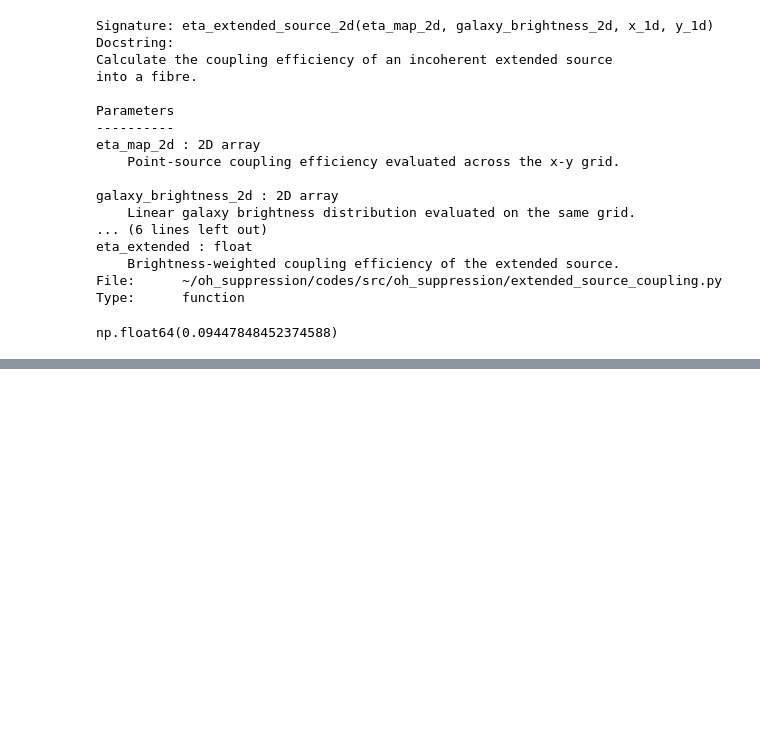
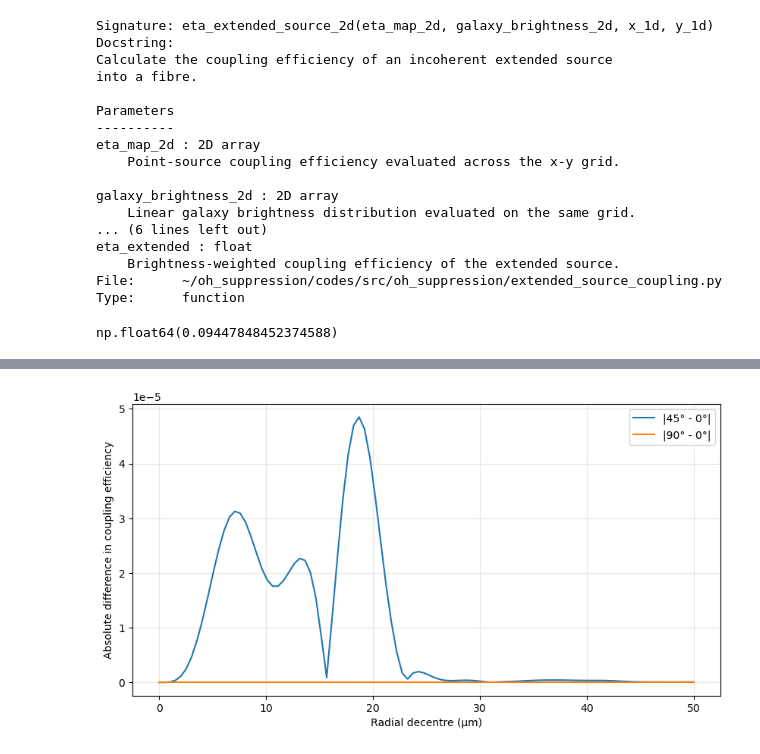
Before and after one commit to TongyueLiu/OH-Suppression-MRes-Project, a Jupyter notebook: notebooks/throughput_optics/jitter_complex_extended_source.ipynb, the cells around one changed output, grey strips where cells are left out. Cells and saved outputs as stored; diff of their text form; code cells hidden in the pictures; blank space fills up the shorter version.

```diff
--- a/notebooks/throughput_optics/jitter_complex_extended_source.ipynb
+++ b/notebooks/throughput_optics/jitter_complex_extended_source.ipynb
@@ -1286,0 +1313,6 @@ np.float64(0.09447848452374588)
+# %%
+direction_angles = [
+    0.0,
+    np.pi / 4,
+    np.pi / 2
+]
@@ -1286,0 +1369,4 @@ np.float64(0.09447848452374588)
+# %%
+eta_0 = eta_direction_list[0]
+eta_45 = eta_direction_list[1]
+eta_90 = eta_direction_list[2]
@@ -1286,0 +1389,24 @@ np.float64(0.09447848452374588)
+# %%
+plt.figure(figsize=(10, 5))
+
+plt.plot(
+    decentre_array_test * 1e6,
+    diff_45,
+    label="|45° - 0°|"
+)
+
+plt.plot(
+    decentre_array_test * 1e6,
+    diff_90,
+    label="|90° - 0°|"
+)
+
+plt.xlabel("Radial decentre (µm)")
+plt.ylabel("Absolute difference in coupling efficiency")
+
+plt.legend()
+plt.grid(alpha=0.3)
+
+plt.show()
+# %% [output]
+[figure, added]
```
Also changed, not shown: parts of 13 cells of this notebook, 4 other files.
